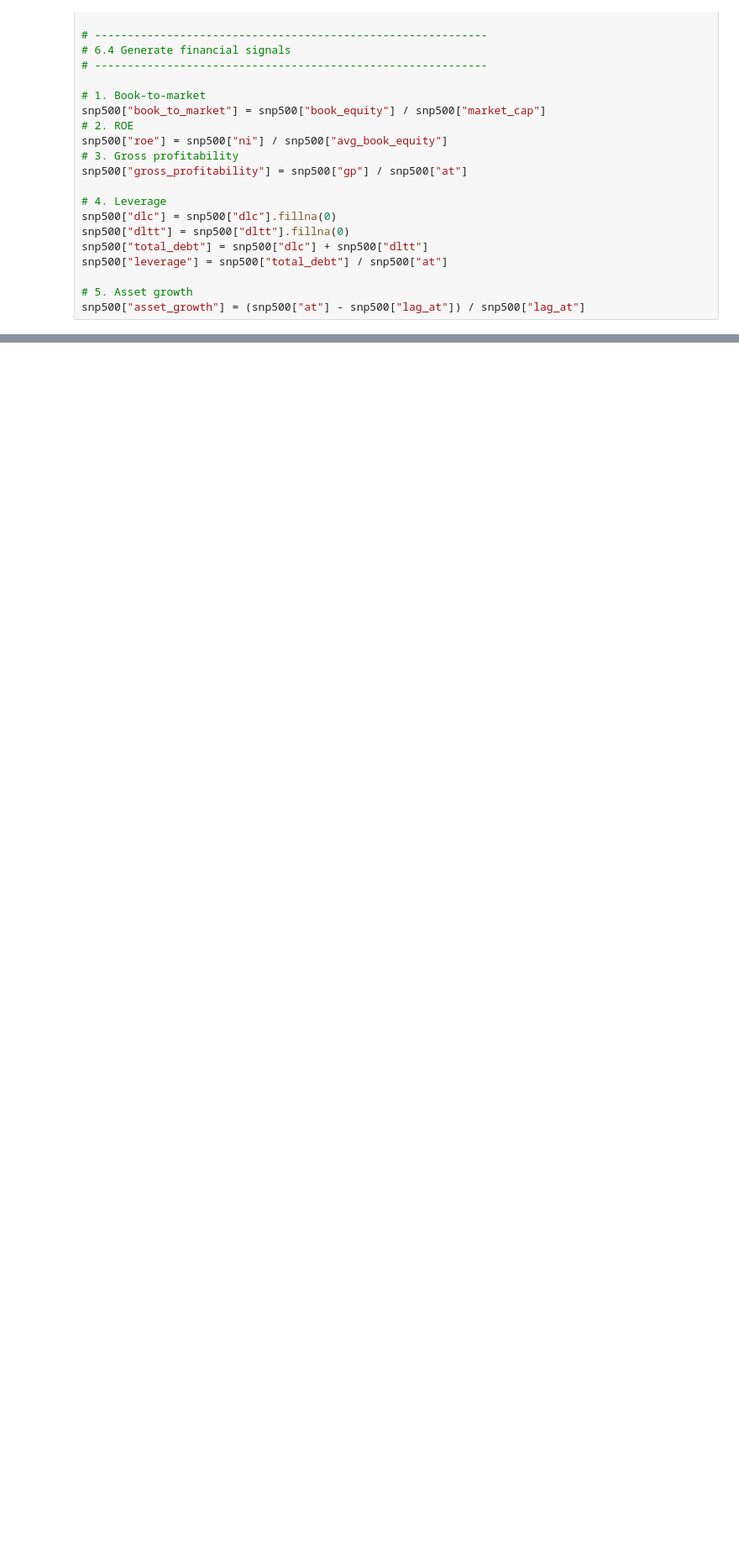
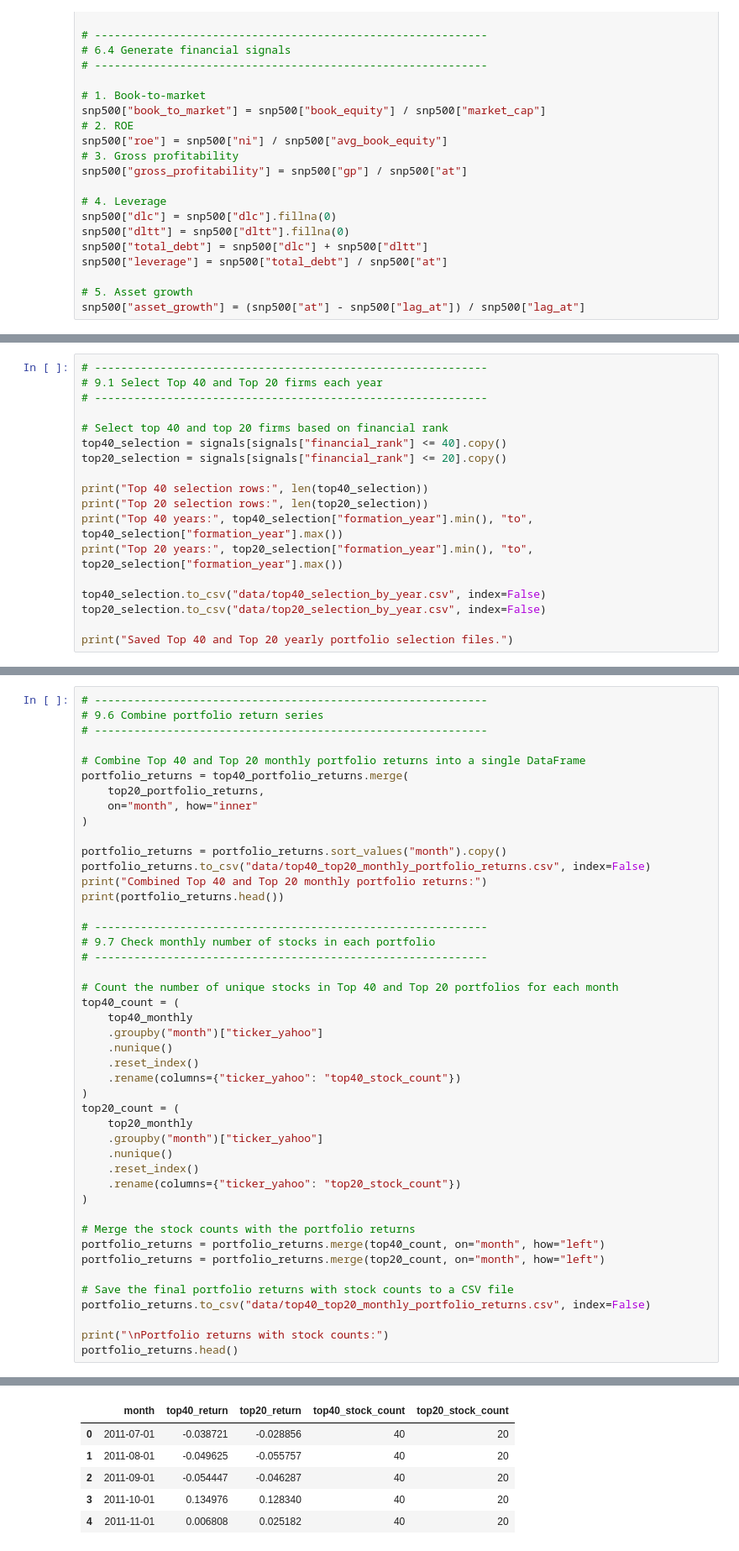
Before and after one commit to nekumonokat/ACCT655_AVI_Project, a Jupyter notebook: analysis.ipynb, the cells around one changed output, grey strips where cells are left out. Shown at 84% size. Drawn from its saved outputs; the diff is of its cells as text; blank space fills up the shorter version.

```diff
--- a/analysis.ipynb
+++ b/analysis.ipynb
@@ -734,0 +848,18 @@ Saved file: data/annual_financial_signals.csv
+# %%
+# ------------------------------------------------------------
+# 9.1 Select Top 40 and Top 20 firms each year
+# ------------------------------------------------------------
+
+# Select top 40 and top 20 firms based on financial rank
+top40_selection = signals[signals["financial_rank"] <= 40].copy()
+top20_selection = signals[signals["financial_rank"] <= 20].copy()
+
+print("Top 40 selection rows:", len(top40_selection))
+print("Top 20 selection rows:", len(top20_selection))
+print("Top 40 years:", top40_selection["formation_year"].min(), "to", top40_selection["formation_year"].max())
+print("Top 20 years:", top20_selection["formation_year"].min(), "to", top20_selection["formation_year"].max())
+
+top40_selection.to_csv("data/top40_selection_by_year.csv", index=False)
+top20_selection.to_csv("data/top20_selection_by_year.csv", index=False)
+
+print("Saved Top 40 and Top 20 yearly portfolio selection files.")
@@ -734,0 +981,46 @@ Saved file: data/annual_financial_signals.csv
+# %%
+# ------------------------------------------------------------
+# 9.6 Combine portfolio return series
+# ------------------------------------------------------------
+
+# Combine Top 40 and Top 20 monthly portfolio returns into a single DataFrame
+portfolio_returns = top40_portfolio_returns.merge(
+    top20_portfolio_returns,
+    on="month", how="inner"
+)
+
+portfolio_returns = portfolio_returns.sort_values("month").copy()
+portfolio_returns.to_csv("data/top40_top20_monthly_portfolio_returns.csv", index=False)
+print("Combined Top 40 and Top 20 monthly portfolio returns:")
+print(portfolio_returns.head())
+
+# ------------------------------------------------------------
+# 9.7 Check monthly number of stocks in each portfolio
+# ------------------------------------------------------------
+
+# Count the number of unique stocks in Top 40 and Top 20 portfolios for each month
+top40_count = (
+    top40_monthly
+    .groupby("month")["ticker_yahoo"]
+    .nunique()
+    .reset_index()
+    .rename(columns={"ticker_yahoo": "top40_stock_count"})
+)
+top20_count = (
+    top20_monthly
+    .groupby("month")["ticker_yahoo"]
+    .nunique()
+    .reset_index()
+    .rename(columns={"ticker_yahoo": "top20_stock_count"})
+)
+
+# Merge the stock counts with the portfolio returns
+portfolio_returns = portfolio_returns.merge(top40_count, on="month", how="left")
+portfolio_returns = portfolio_returns.merge(top20_count, on="month", how="left")
+
+# Save the final portfolio returns with stock counts to a CSV file
+portfolio_returns.to_csv("data/top40_top20_monthly_portfolio_returns.csv", index=False)
+
+print("\nPortfolio returns with stock counts:")
+portfolio_returns.head()
+# %% [output]
@@ -734,0 +1036,6 @@ Saved file: data/annual_financial_signals.csv
+|  | month | top40_return | top20_return | top40_stock_count | top20_stock_count |
+| 0 | 2011-07-01 | -0.038721 | -0.028856 | 40 | 20 |
+| 1 | 2011-08-01 | -0.049625 | -0.055757 | 40 | 20 |
+| 2 | 2011-09-01 | -0.054447 | -0.046287 | 40 | 20 |
+| 3 | 2011-10-01 | 0.134976 | 0.128340 | 40 | 20 |
+| 4 | 2011-11-01 | 0.006808 | 0.025182 | 40 | 20 |
```
Also changed, not shown: parts of 12 cells of this notebook.
